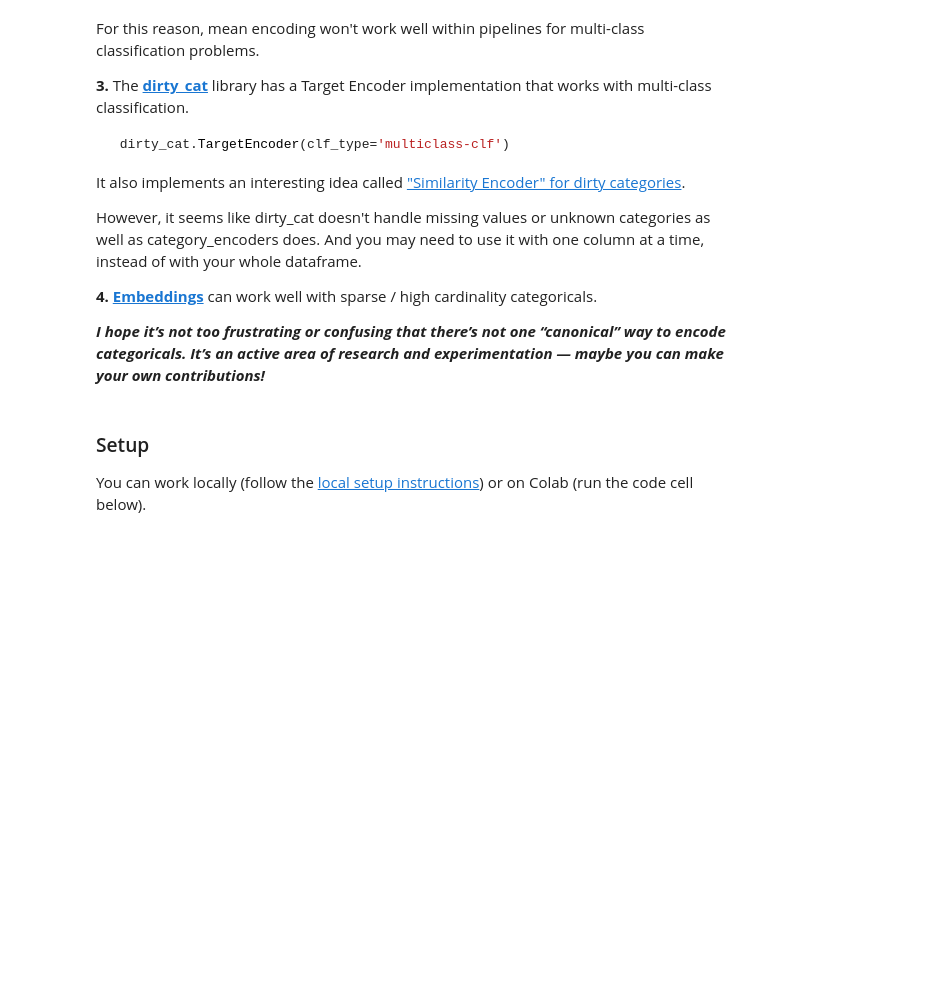
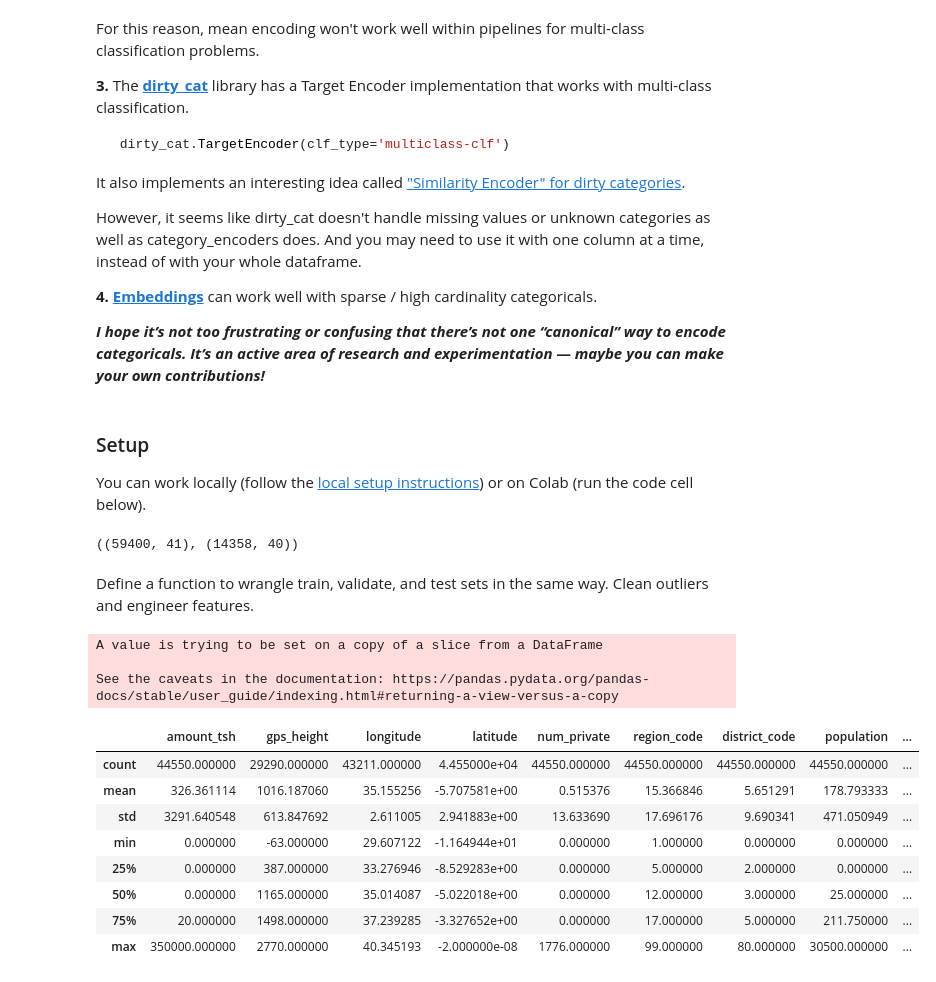
Before and after one commit to bloominstituteoftechnology/DS-Unit-2-Kaggle-Challenge, a Jupyter notebook: module2-random-forests/LS_DS_222_assignment.ipynb, the cells around one changed output. Drawn from its saved outputs; the diff is of its cells as text; code cells hidden in the pictures; blank space fills up the shorter version.

```diff
--- a/module2-random-forests/LS_DS_222_assignment.ipynb
+++ b/module2-random-forests/LS_DS_222_assignment.ipynb
@@ -117,7 +117,7 @@ if 'google.colab' in sys.modules:
 
 # If you're working locally:
 else:
-    DATA_PATH = '../data/'
+    DATA_PATH = 'https://raw.githubusercontent.com/LambdaSchool/DS-Unit-2-Kaggle-Challenge/master/data/'
 # %%
 import pandas as pd
 from sklearn.model_selection import train_test_split
@@ -128,3 +128,10 @@ test = pd.read_csv(DATA_PATH+'waterpumps/test_features.csv')
 sample_submission = pd.read_csv(DATA_PATH+'waterpumps/sample_submission.csv')
 
 train.shape, test.shape
+# %% [output]
+((59400, 41), (14358, 40))
+# %%
+# Split for validate creation
+train, val = train_test_split(train, random_state=42)
+# %% [markdown]
+Define a function to wrangle train, validate, and test sets in the same way. Clean outliers and engineer features.
@@ -130,0 +140,48 @@ train.shape, test.shape
+# %%
+def wrangle (df):
+    # Prevent warning
+    df = df.copy()
+
+    # Date time conversion
+    df['date_recorded'] = pd.to_datetime(df['date_recorded'])
+    df['date_recorded_year'] = df['date_recorded'].dt.year
+    df['date_recorded_month'] = df['date_recorded'].dt.month
+    df['date_recorded_day'] = df['date_recorded'].dt.day
+
+    # Deal with outliers
+#     df['population'] =
+#     df['num_private'] = might as well be tossed if all non-zeros are trimmed
+#     df['amount_tsh'] =
+
+    # Fix zeros
+    def fix_zeros (col):
+        df[col][df[col]==0] = np.NaN
+
+    fix_zeros('longitude')
+    fix_zeros('latitude')
+    fix_zeros('construction_year')
+    fix_zeros('gps_height')
+
+    # select dropped cols and return
+    drops = ['date_recorded','id','recorded_by', 'wpt_name']
+    return df.drop(columns=drops)
+
+train_wrangled = wrangle(train)
+val_wrangled = wrangle(val)
+test_wrangled = wrangle(test)
+# %% [output]
+A value is trying to be set on a copy of a slice from a DataFrame
+
+See the caveats in the documentation: https://pandas.pydata.org/pandas-docs/stable/user_guide/indexing.html#returning-a-view-versus-a-copy
+# %%
+train_wrangled.describe()
+# %% [output]
+|  | amount_tsh | gps_height | longitude | latitude | num_private | region_code | district_code | population | ... |
+| count | 44550.000000 | 29290.000000 | 43211.000000 | 4.455000e+04 | 44550.000000 | 44550.000000 | 44550.000000 | 44550.000000 | ... |
+| mean | 326.361114 | 1016.187060 | 35.155256 | -5.707581e+00 | 0.515376 | 15.366846 | 5.651291 | 178.793333 | ... |
+| std | 3291.640548 | 613.847692 | 2.611005 | 2.941883e+00 | 13.633690 | 17.696176 | 9.690341 | 471.050949 | ... |
+| min | 0.000000 | -63.000000 | 29.607122 | -1.164944e+01 | 0.000000 | 1.000000 | 0.000000 | 0.000000 | ... |
+| 25% | 0.000000 | 387.000000 | 33.276946 | -8.529283e+00 | 0.000000 | 5.000000 | 2.000000 | 0.000000 | ... |
+| 50% | 0.000000 | 1165.000000 | 35.014087 | -5.022018e+00 | 0.000000 | 12.000000 | 3.000000 | 25.000000 | ... |
+| 75% | 20.000000 | 1498.000000 | 37.239285 | -3.327652e+00 | 0.000000 | 17.000000 | 5.000000 | 211.750000 | ... |
+| max | 350000.000000 | 2770.000000 | 40.345193 | -2.000000e-08 | 1776.000000 | 99.000000 | 80.000000 | 30500.000000 | ... |
```
Also changed, not shown: parts of 17 cells of this notebook, 1 other file.
